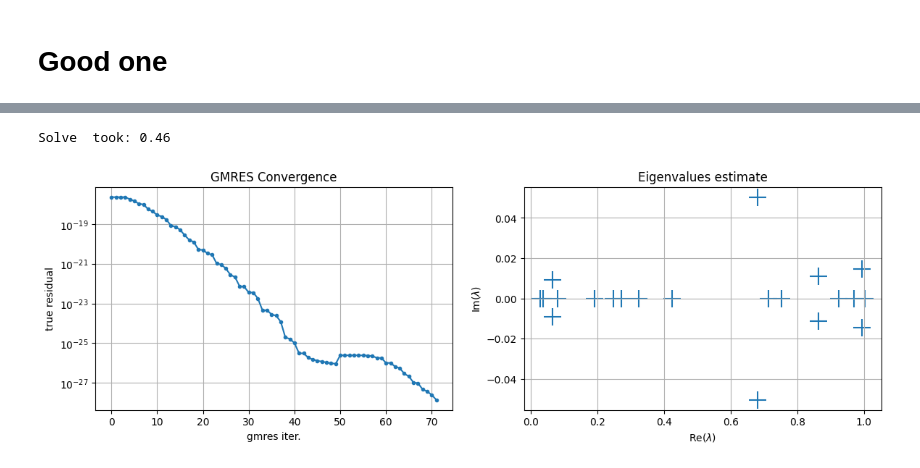
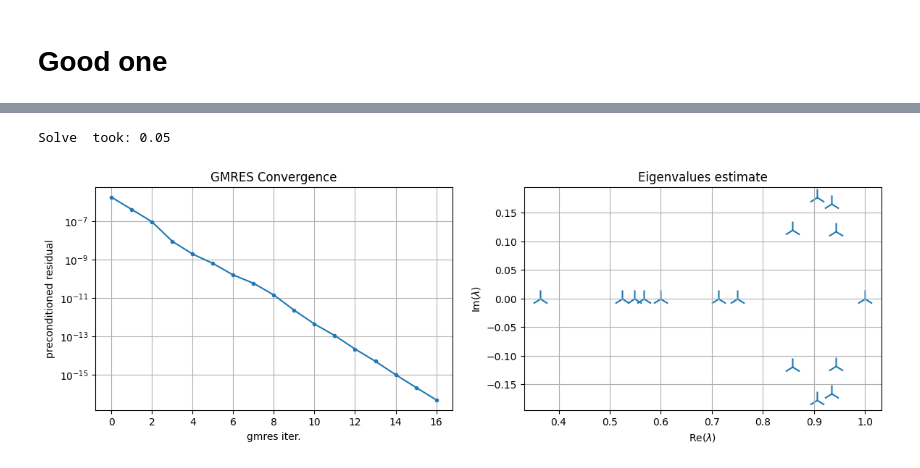
Before and after one commit to pmgbergen/FTHM-Solver, a Jupyter notebook: fpm/full_system.ipynb, the cells around one changed output, grey strips where cells are left out. Cells and saved outputs as stored; diff of their text form; code cells hidden in the pictures.

```diff
--- a/fpm/full_system.ipynb
+++ b/fpm/full_system.ipynb
@@ -10,13 +10,13 @@ from plot_utils import *
 # data = load_data("../stats/fpm_2_closed_open_solver_1_numba.json")
 # data = load_data("../stats/fpm_2_closed_m_sliding_solver_1_numba.json")
 
-# data = load_data("../stats/fpm_0_sticking_solver_1_numba.json")
+data = load_data("../stats/fpm_0_sticking_solver_1_numba.json")
 # data = load_data("../stats/fpm_0_sliding_solver_1_numba.json")
 # data = load_data("../stats/fpm_0_open_solver_1_numba.json")
 
 # data = load_data("../stats/fpm_1_sticking_solver_1_numba.json")
 # data = load_data("../stats/fpm_1_sliding_solver_1_numba.json")
-data = load_data("../stats/fpm_1_open_solver_1_numba.json")
+# data = load_data("../stats/fpm_1_open_solver_1_numba.json")
 
 # data = load_data("../stats/fpm_01_open_solver_1_numba.json")
 # data = load_data("../stats/fpm_01_sticking_solver_1_numba.json")
@@ -261,27 +253,29 @@ J[[2, 4, 5]].plot_max()
 # %%
 from block_matrix import SolveSchema, make_solver
 from pp_utils import get_fixed_stress_stabilization
+from fixed_stress import make_local_inverse_15, make_fs
 
 schema = SolveSchema(
-    groups=[1, 5],
-    solve=lambda bmat: PetscAMGMechanics(mat=bmat[[1, 5]].mat, dim=model.nd),
-    # invertor=lambda bmat: inv_block_diag(bmat[[5]].mat, nd=model.nd),
-    invertor=lambda bmat: make_local_inverse_15(bmat, base=4, nd=4),
-    # only_complement=True,
-
+    groups=[3],
+    solve=lambda bmat: PetscILU(bmat[[3]].mat),
+    invertor=lambda bmat: extract_diag_inv(bmat[[3]].mat),
     complement=SolveSchema(
-        groups=[4, ],
-        # solve=lambda bmat: PetscAMGMechanics(mat=bmat[[1, 5]].mat, dim=model.nd),
-        # invertor=lambda bmat: get_fixed_stress_stabilization(model),
-        # invertor_type='physical',
-        # complement=SolveSchema(
-        #     groups=[0],
-        #     solve=lambda bmat: PetscAMGFlow(mat=bmat[[0]].mat)
-        # )
+        groups=[4],
+        solve=lambda bmat: make_J44_inv_bdiag(model, bmat=bmat),
+        complement=SolveSchema(
+            groups=[1, 5],
+            solve=lambda bmat: PetscAMGMechanics(mat=bmat[[1, 5]].mat, dim=model.nd),
+            invertor=lambda bmat: make_fs(model, bmat).mat,
+            invertor_type="physical",
+            complement=SolveSchema(
+                groups=[0, 2],
+                solve=lambda bmat: PetscAMGFlow(mat=bmat[[0, 2]].mat),
+            ),
+        ),
     ),
 )
-mat_permuted, prec = make_solver(schema=schema, mat_orig=Jstab)
+mat_permuted, prec = make_solver(schema=schema, mat_orig=J)
 solve_petsc(mat_permuted.mat, prec, mat_permuted.local_rhs(rhs))
 # %% [output]
-Solve  took: 0.46
+Solve  took: 0.05
-[figure, old version]
+[figure, new version]
```
Also changed, not shown: parts of 17 cells of this notebook, 5 other files.
